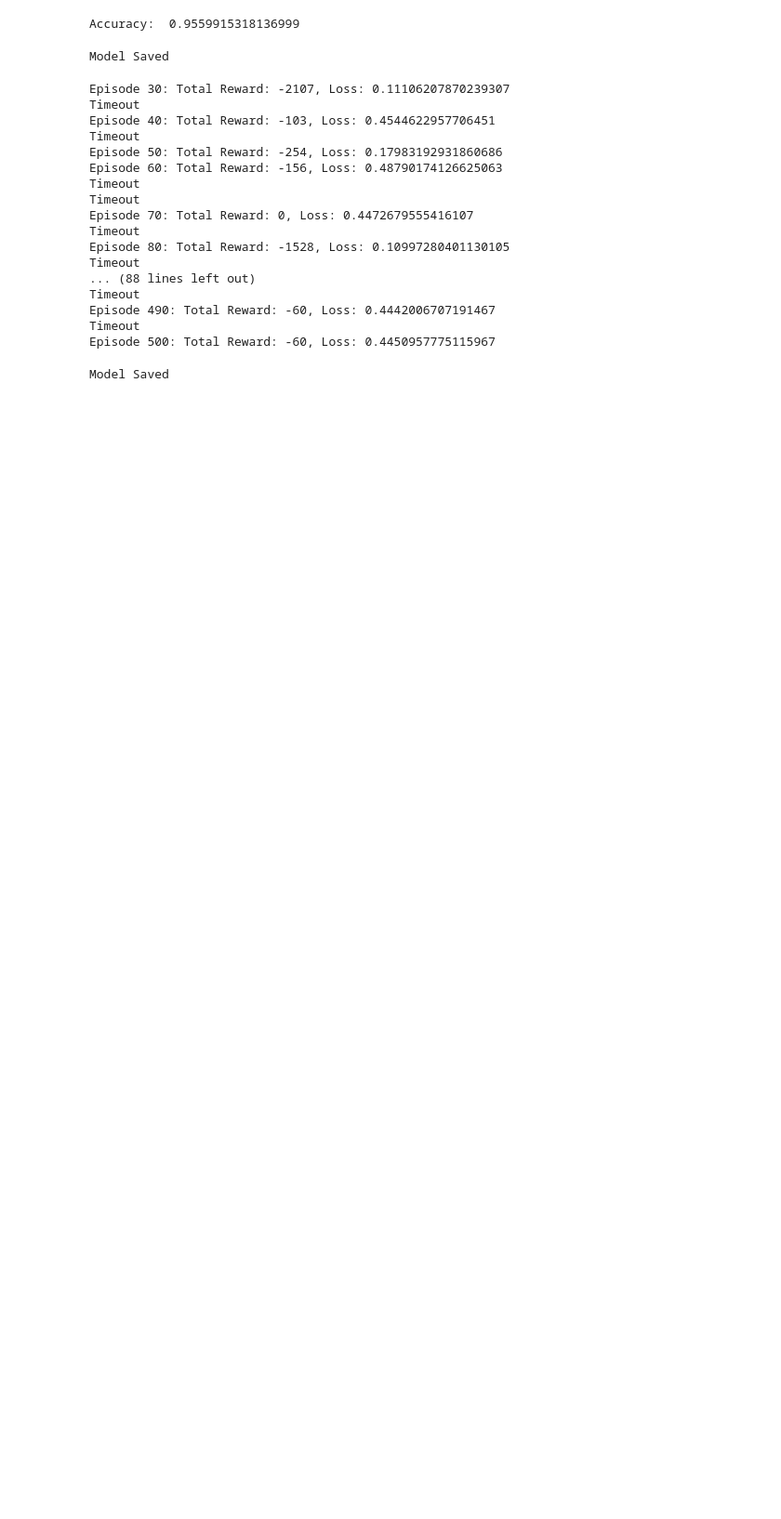
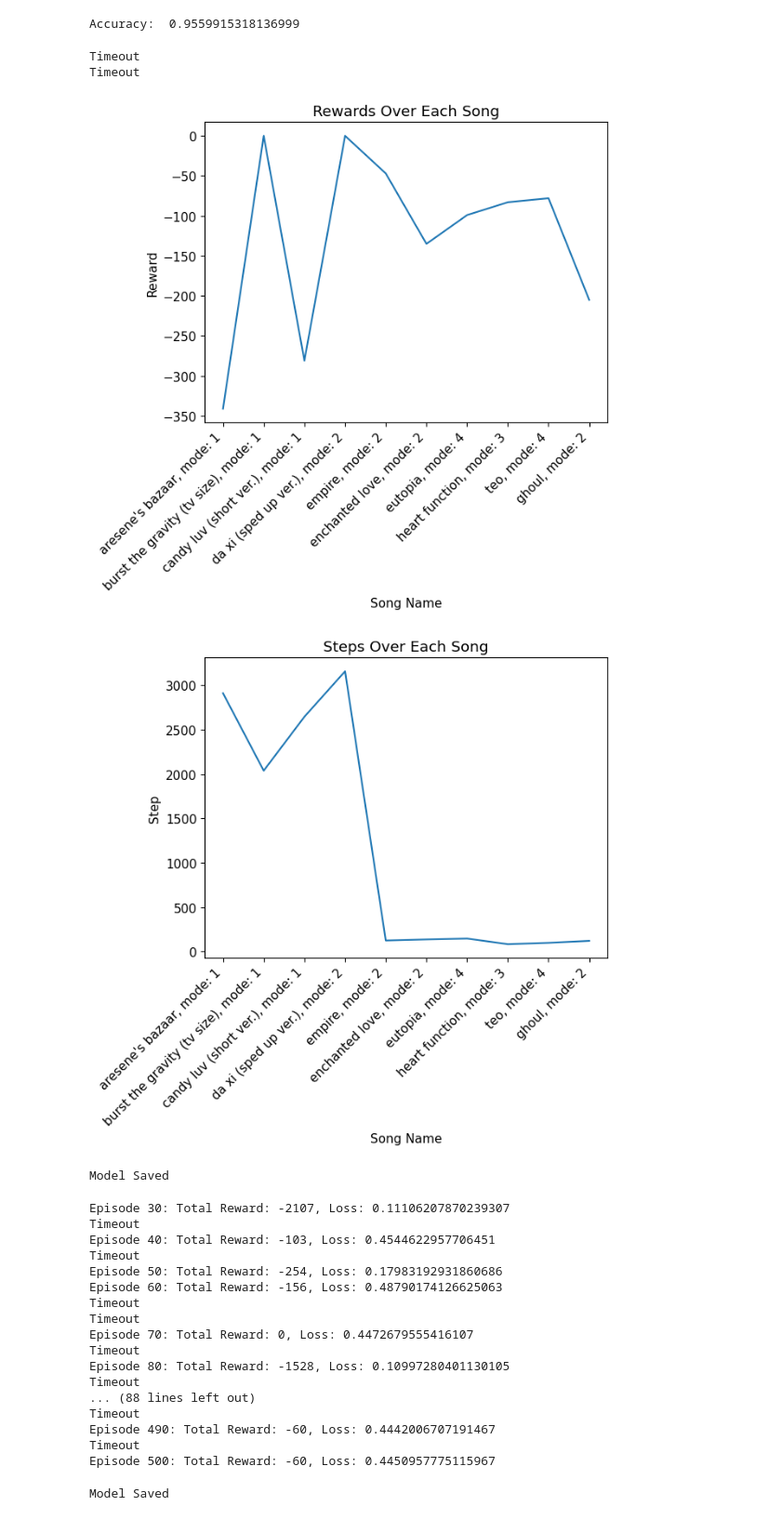
Before and after one commit to tianye-chen/Osu-mania-RL-agent, a Jupyter notebook: ppo_lstm.ipynb, the cells around one changed output. Shown at 93% size. Drawn from its saved outputs; the diff is of its cells as text; code cells hidden in the pictures; blank space fills up the shorter version.

```diff
--- a/ppo_lstm.ipynb
+++ b/ppo_lstm.ipynb
@@ -78,6 +84,13 @@ Episod 200, pre-training loss: 0.007576179503189866
 agent.eval(pretrain=True)
 # %% [output]
 Accuracy:  0.9559915318136999
+# %%
+agent.eval()
+# %% [output]
+Timeout
+Timeout
+[figure, added]
+[figure, added]
 # %%
 agent.saveModel("ppo_8_1", pretrain=True)
 # %% [output]
```
Also changed, not shown: parts of 7 cells of this notebook, 1 other file.
